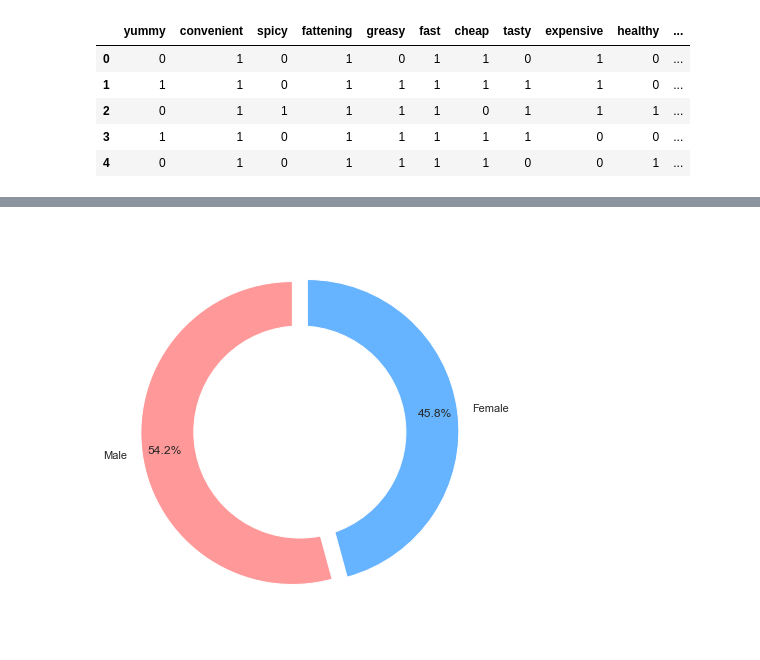
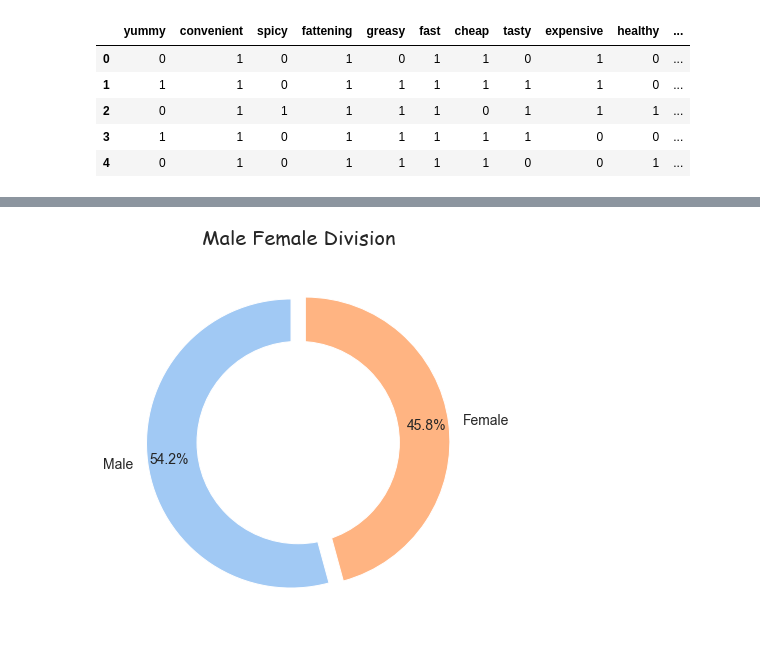
Before and after one commit to adichowdhuri/Feynn-Labs-Study-Task, a Jupyter notebook: main.ipynb, the cells around one changed output, grey strips where cells are left out. Drawn from its saved outputs; the diff is of its cells as text; code cells hidden in the pictures.

Commit message:
added graphs and plots for EDA

```diff
--- a/main.ipynb
+++ b/main.ipynb
@@ -49,21 +49,31 @@ modified_data.describe()
 | 50% | 1.000000 | 1.000000 | 0.000000 | 1.000000 | 1.000000 | 1.000000 | 1.000000 | 1.000000 | 0.000000 | 0.000000 | ... |
 | 75% | 1.000000 | 1.000000 | 0.000000 | 1.000000 | 1.000000 | 1.000000 | 1.000000 | 1.000000 | 1.000000 | 0.000000 | ... |
 | max | 1.000000 | 1.000000 | 1.000000 | 1.000000 | 1.000000 | 1.000000 | 1.000000 | 1.000000 | 1.000000 | 1.000000 | ... |
+# %%
+#PLOT FONT
+csfont = {'fontname':'Comic Sans MS'}
 # %%
 labels = ['Male','Female']
 count = [modified_data.query('Gender == "Female"').Gender.count(),modified_data.query('Gender == "Male"').Gender.count()]
-#colors
-colors = ['#ff9999','#66b3ff']
+#COLORS
+colors = sns.color_palette('pastel')[0:5]
 
+#FIG CREATION
 plt.figure(figsize=(6,6))
+plt.title('Male Female Division',**csfont, fontsize=20)
 
+gap = (0.05,0.05)
 centre_circle = plt.Circle((0,0),0.70,fc='white')
-plt.pie(count, colors = colors, labels=labels, autopct='%1.1f%%', startangle=90, pctdistance=0.85,explode=explode)
+
+plt.pie(
+    count, colors = colors, labels=labels,  autopct='%1.1f%%', startangle=90,
+    pctdistance=0.85, textprops={'fontsize': 14},explode=gap
+)
 fig=plt.gcf()
 plt.axis('equal')
 fig.patch.set_facecolor('white')
 plt.tight_layout()
 fig.gca().add_artist(centre_circle)
 plt.show()
 # %% [output]
-[figure, old version]
+[figure, new version]
```
Also changed, not shown: parts of 9 cells of this notebook.
